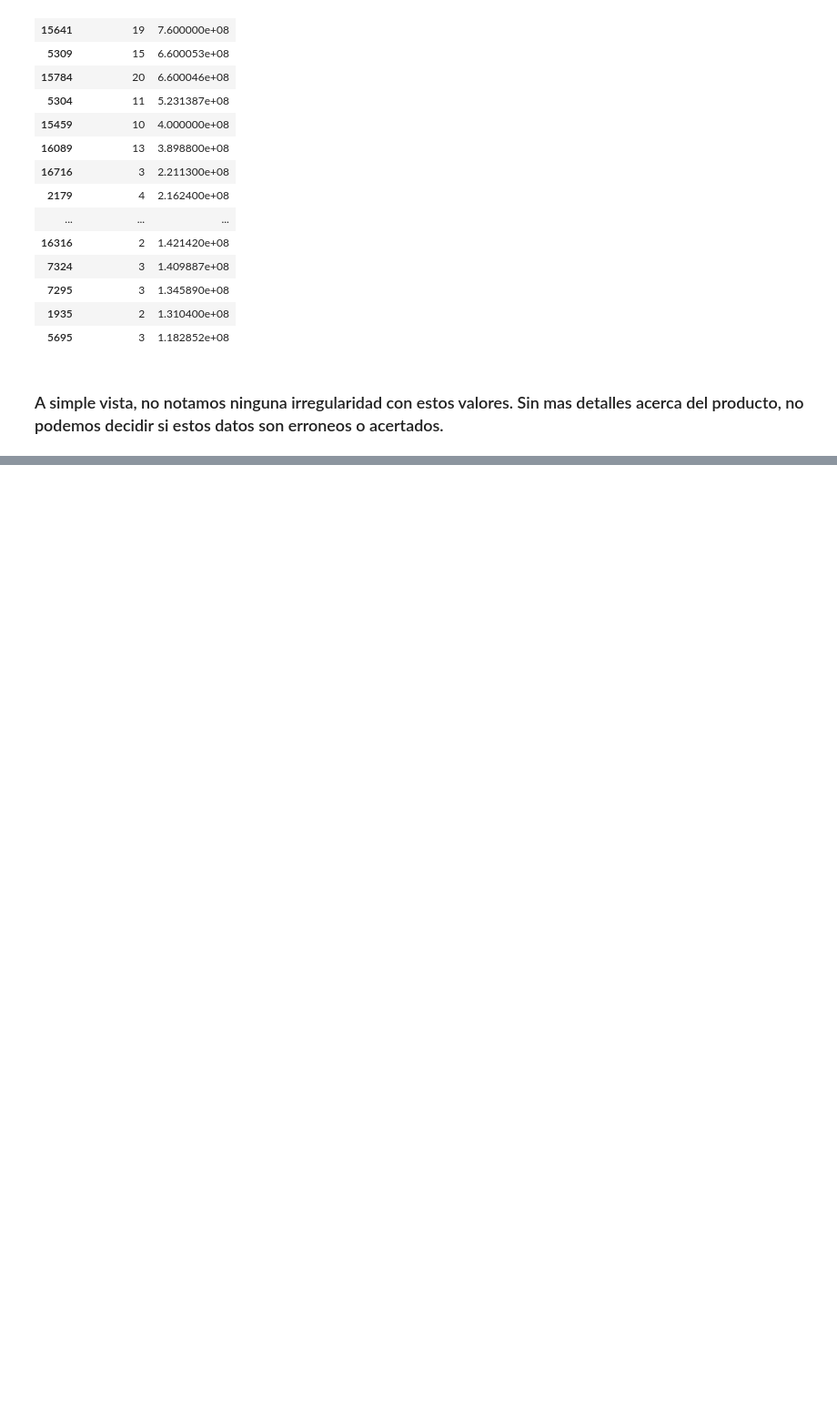
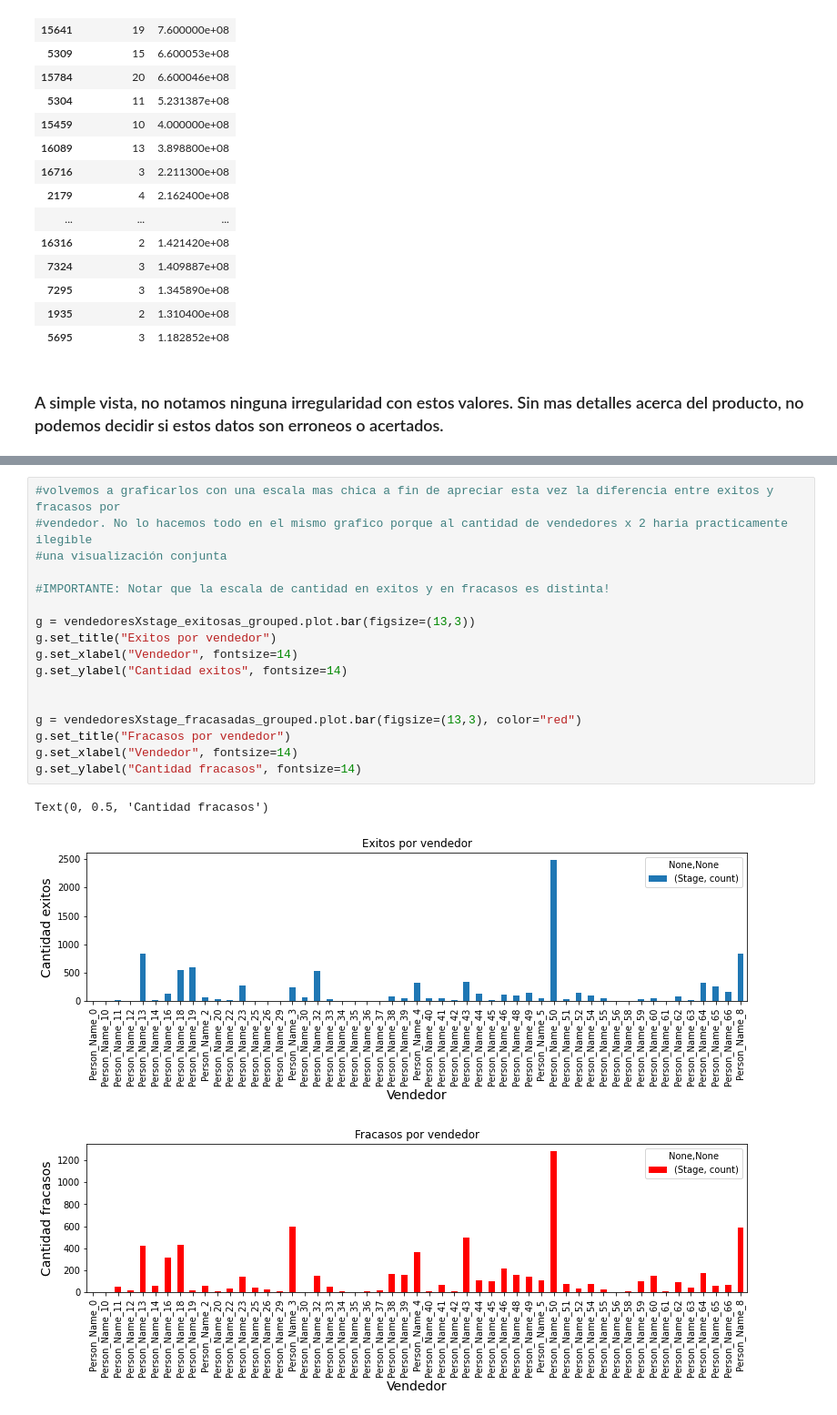
Before and after one commit to joaquinhojman/Entrenamieto_ECI_2020, a Jupyter notebook: TP1.ipynb, the cells around one changed output, grey strips where cells are left out. Shown at 91% size. Drawn from its saved outputs; the diff is of its cells as text; blank space fills up the shorter version.

```diff
--- a/TP1.ipynb
+++ b/TP1.ipynb
@@ -612,0 +827,21 @@ potenciasXprecio100.nlargest(20,'Total_Amount')
+# %%
+#volvemos a graficarlos con una escala mas chica a fin de apreciar esta vez la diferencia entre exitos y fracasos por
+#vendedor. No lo hacemos todo en el mismo grafico porque al cantidad de vendedores x 2 haria practicamente ilegible
+#una visualización conjunta
+
+#IMPORTANTE: Notar que la escala de cantidad en exitos y en fracasos es distinta!
+
+g = vendedoresXstage_exitosas_grouped.plot.bar(figsize=(13,3))
+g.set_title("Exitos por vendedor")
+g.set_xlabel("Vendedor", fontsize=14)
+g.set_ylabel("Cantidad exitos", fontsize=14)
+
+
+g = vendedoresXstage_fracasadas_grouped.plot.bar(figsize=(13,3), color="red")
+g.set_title("Fracasos por vendedor")
+g.set_xlabel("Vendedor", fontsize=14)
+g.set_ylabel("Cantidad fracasos", fontsize=14)
+# %% [output]
+Text(0, 0.5, 'Cantidad fracasos')
+[figure, added]
+[figure, added]
```
Also changed, not shown: parts of 100 cells of this notebook.
